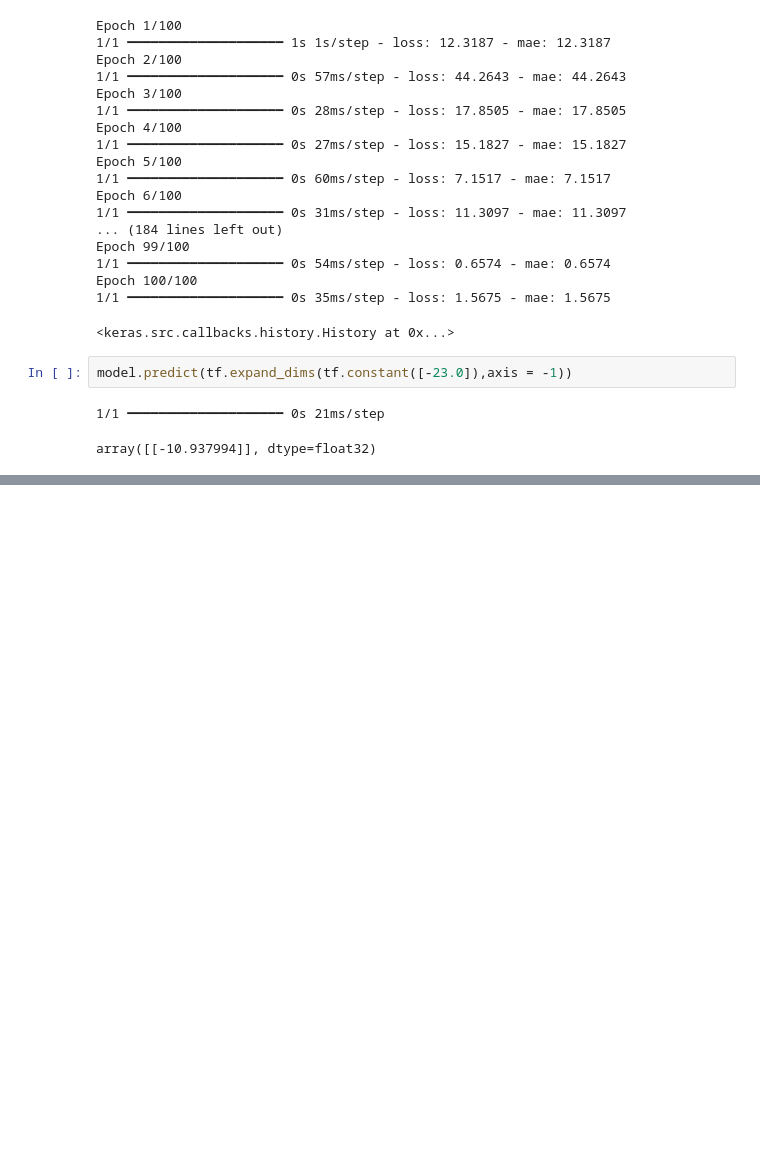
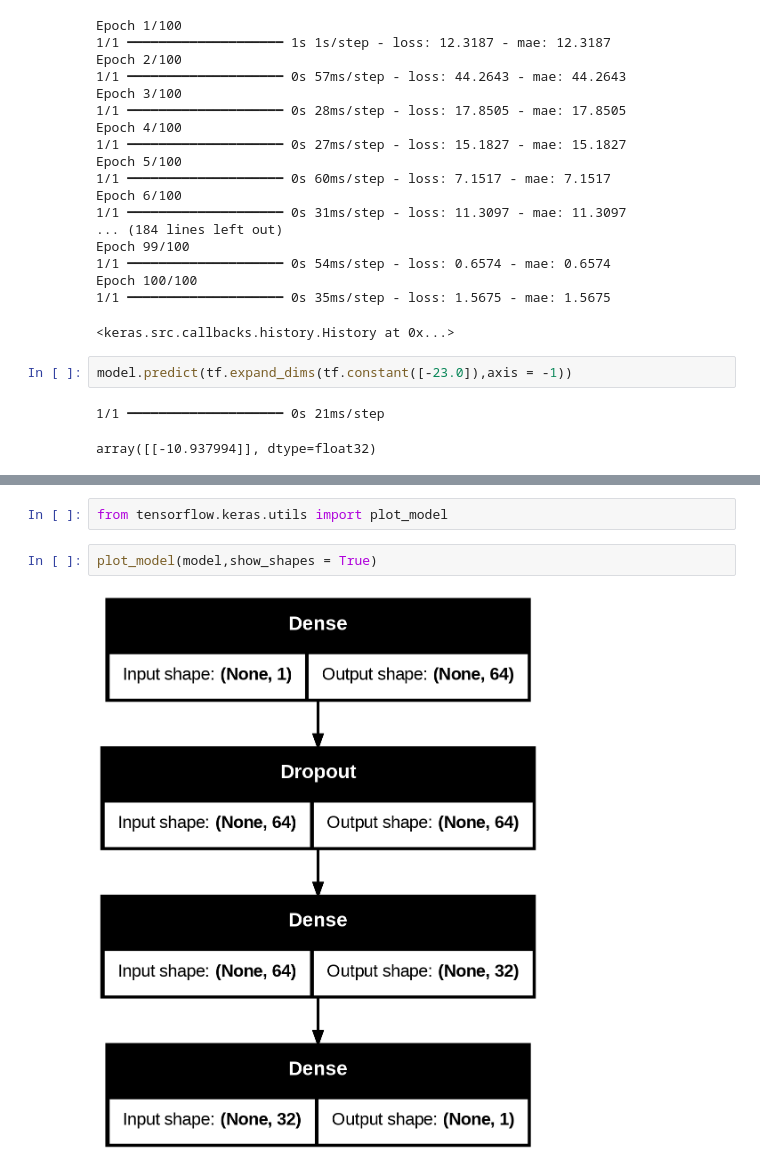
Before and after one commit to lewisnjue/AI, a Jupyter notebook: tensor_flow_regression_1.ipynb, the cells around one changed output, grey strips where cells are left out. Saved outputs shown, nothing was run; the diff lists cells and outputs as text; blank space fills up the shorter version.

Commit message:
show the model using plot_model function

```diff
--- a/tensor_flow_regression_1.ipynb
+++ b/tensor_flow_regression_1.ipynb
@@ -210,0 +218,6 @@ array([[-10.937994]], dtype=float32)
+# %%
+from tensorflow.keras.utils import plot_model
+# %%
+plot_model(model,show_shapes = True)
+# %% [output]
+[figure, added]
```
Also changed, not shown: parts of 1 cell of this notebook.
